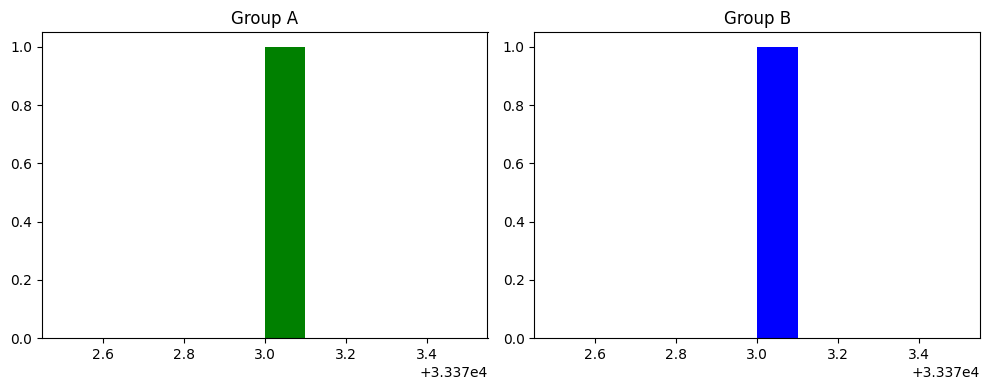
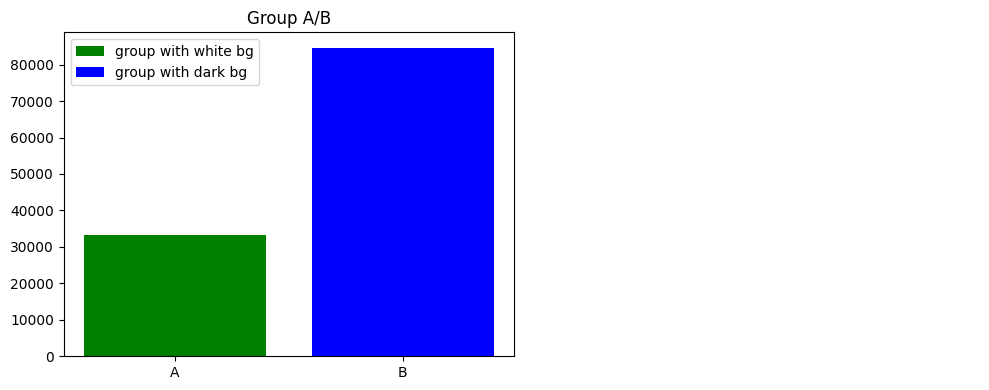
Unified diff of the notebook cell whose output changed from the first chart to the second:
--- before
+++ after
@@ -1,10 +1,11 @@
 fig, ax = plt.subplots(1, 2, figsize=(10,4))
 
-ax[0].hist(sale.values[0], color='green', label = sale.index[0])
-ax[0].set_title('Group A')
+ax[0].bar(sale.index[0], sale.values[0], color='green', label = 'group with white bg')
+ax[0].bar(sale.index[1], sale.values[1], color='blue', label = 'group with dark bg')
 
-ax[1].hist(sale.values[0], color='blue', label = sale.index[0])
-ax[1].set_title('Group B')
+ax[0].set_title('Group A/B')
+ax[1].axis('off')
 
+ax[0].legend()
 plt.tight_layout()
 plt.show()

Commit: build the group wise conversion